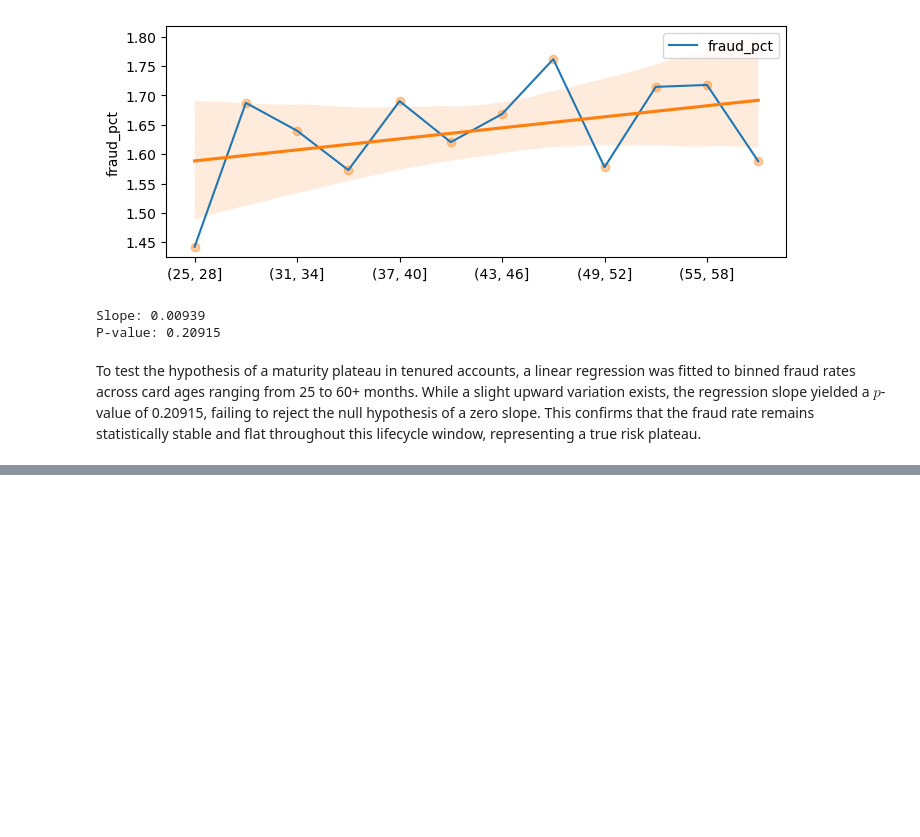
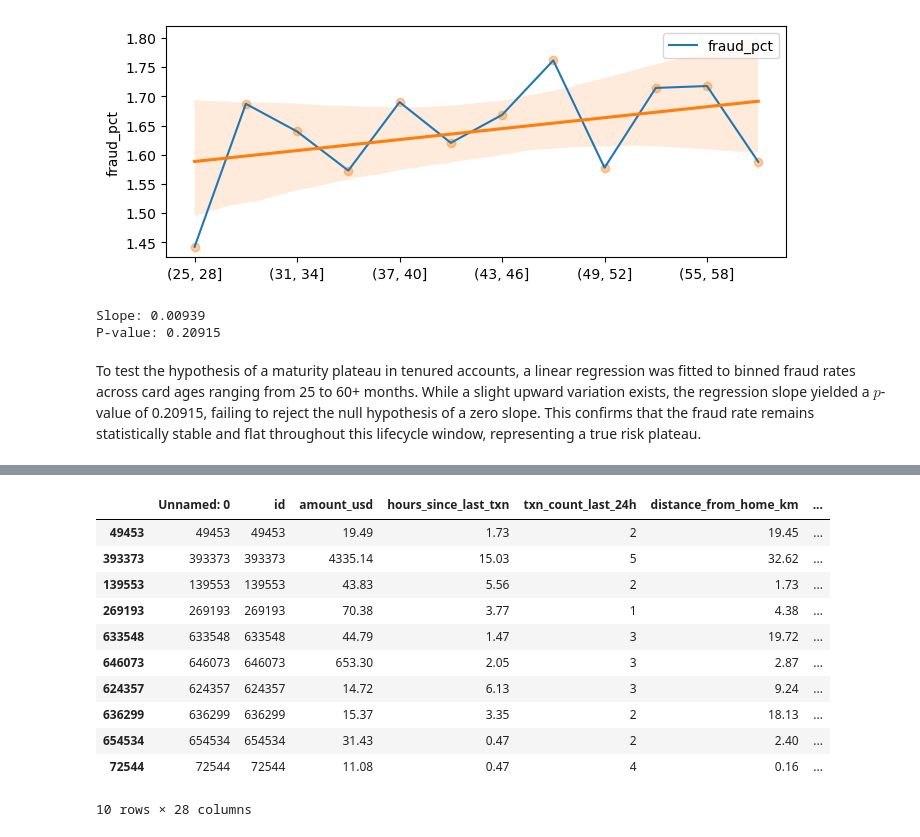
Before and after one commit to ShankTesla/Credit-Card-Fraud-Detection, a Jupyter notebook: notebooks/1.3-gs-exploratory-data-analysis.ipynb, the cells around one changed output, grey strips where cells are left out. Drawn from its saved outputs; the diff is of its cells as text; code cells hidden in the pictures; blank space fills up the shorter version.

```diff
--- a/notebooks/1.3-gs-exploratory-data-analysis.ipynb
+++ b/notebooks/1.3-gs-exploratory-data-analysis.ipynb
@@ -316,0 +441,16 @@ To test the hypothesis of a maturity plateau in tenured accounts, a linear regre
+# %%
+# non fraud rows
+explore[explore["is_fraud"] == 0].sample(10, random_state=1)
+# %% [output]
+|  | Unnamed: 0 | id | amount_usd | hours_since_last_txn | txn_count_last_24h | distance_from_home_km | ... |
+| 49453 | 49453 | 49453 | 19.49 | 1.73 | 2 | 19.45 | ... |
+| 393373 | 393373 | 393373 | 4335.14 | 15.03 | 5 | 32.62 | ... |
+| 139553 | 139553 | 139553 | 43.83 | 5.56 | 2 | 1.73 | ... |
+| 269193 | 269193 | 269193 | 70.38 | 3.77 | 1 | 4.38 | ... |
+| 633548 | 633548 | 633548 | 44.79 | 1.47 | 3 | 19.72 | ... |
+| 646073 | 646073 | 646073 | 653.30 | 2.05 | 3 | 2.87 | ... |
+| 624357 | 624357 | 624357 | 14.72 | 6.13 | 3 | 9.24 | ... |
+| 636299 | 636299 | 636299 | 15.37 | 3.35 | 2 | 18.13 | ... |
+| 654534 | 654534 | 654534 | 31.43 | 0.47 | 2 | 2.40 | ... |
+| 72544 | 72544 | 72544 | 11.08 | 0.47 | 4 | 0.16 | ... |
+10 rows × 28 columns
```
Also changed, not shown: parts of 12 cells of this notebook.
